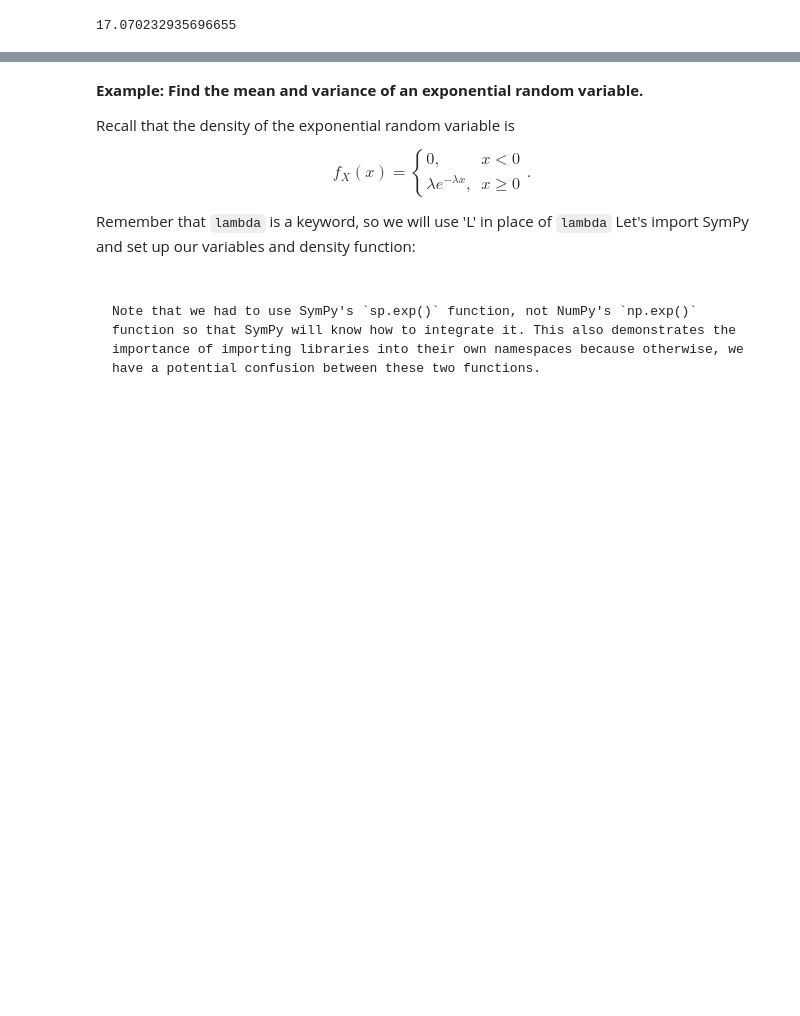
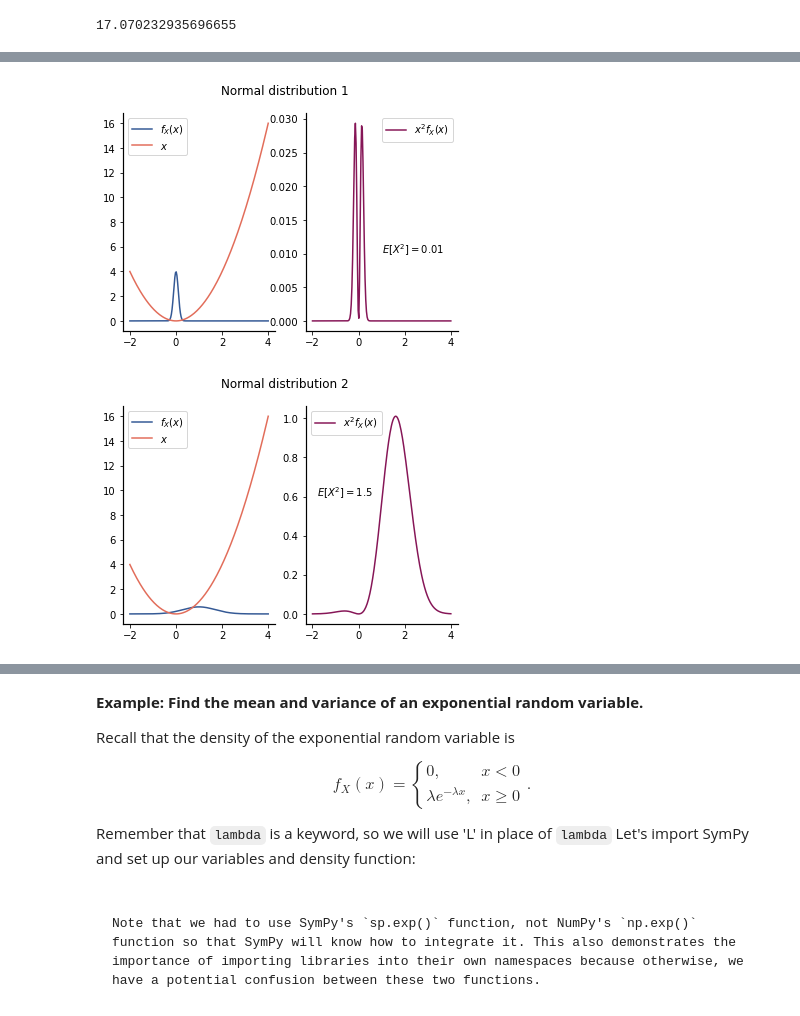
Before and after one commit to datalayer-courses/foundations-of-data-science-with-python, a Jupyter notebook: 09-moments/moments.ipynb, the cells around one changed output, grey strips where cells are left out. Cells and saved outputs as stored; diff of their text form; code cells hidden in the pictures; blank space fills up the shorter version.

Commit message:
Add new section on moments. Fix errors.

```diff
--- a/09-moments/moments.ipynb
+++ b/09-moments/moments.ipynb
@@ -92,0 +155,32 @@ E[X^2] &= \int_{-\infty} ^{\infty} g(x) f_X(x)~dx \\
+# %%
+
+X1=stats.norm(0,0.1)
+x1=np.linspace(-2,4,201)
+
+fig3, ax3 = plt.subplots(1, 2)
+fig3.suptitle('Normal distribution 1')
+
+ax3[0].plot(x1, X1.pdf(x1), label='$f_X(x)$')
+ax3[0].plot(x1, x1**2, label='$x$')
+ax3[0].legend()
+ax3[1].plot(x1, x1**2*X1.pdf(x1), color='C4', label='$x^2 f_X(x)$' )
+ax3[1].text(1, 0.01, f'$E[X^2] = {X1.moment(2):.2g}$')
+ax3[1].legend()
+
+fig4, ax4 = plt.subplots(1, 2)
+fig4.suptitle('Normal distribution 2')
+
+X2=stats.norm(1, 0.7)
+x2=x1
+
+
+ax4[0].plot(x2, X2.pdf(x2),  label='$f_X(x)$')
+ax4[0].plot(x2, x2**2, label='$x$')
+ax4[1].plot(x2, x2**2*X2.pdf(x2), color='C4', label='$x^2 f_X(x)$');
+ax4[0].legend()
+ax4[1].legend()
+
+ax4[1].text(-1.8, 0.6, f'$E[X^2] = {X2.moment(2):.2g}$');
+# %% [output]
+[figure, added]
+[figure, added]
```
Also changed, not shown: parts of 37 cells of this notebook, 2 other files.
